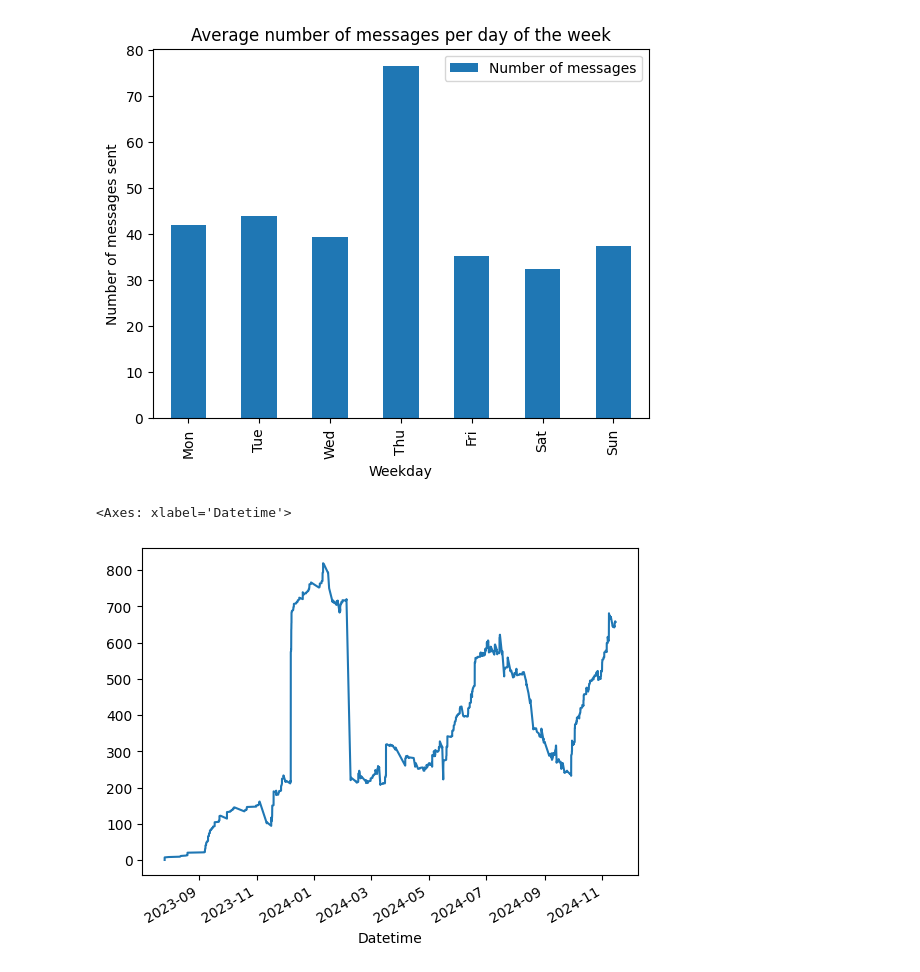
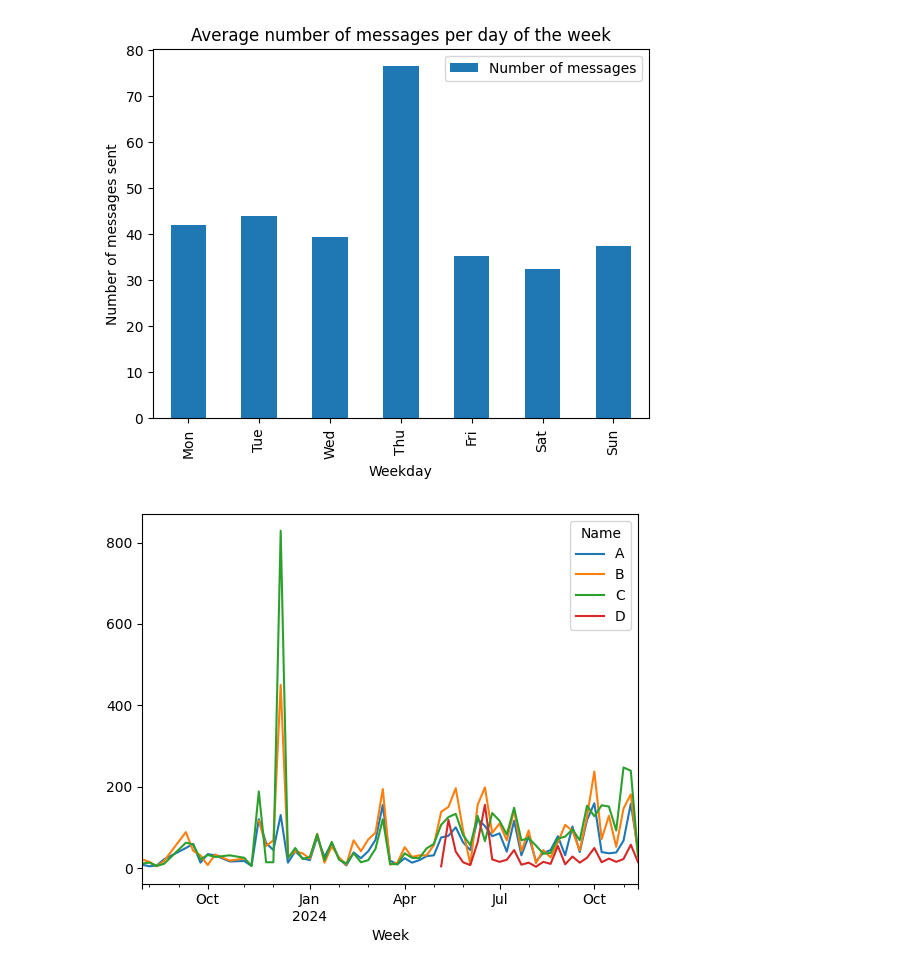
Before and after one commit to julamie/whatsAppChatAnalysis, a Jupyter notebook: exampleAnalysis.ipynb, the cells around one changed output. Cells and saved outputs as stored; diff of their text form; code cells hidden in the pictures.

```diff
--- a/exampleAnalysis.ipynb
+++ b/exampleAnalysis.ipynb
@@ -402,8 +117,8 @@ plotAvrgNumberOfMessagesInTimeFrame(df, "Day")
 # %% [output]
 <Axes: title={'center': 'Average number of messages per day of the week'}, xlabel='Weekday', ylabel='Number of messages sent'>
 [figure]
-# %%
-showUseOfWordsOverTime(df, "ich", time_frame_in_days=60)
-# %% [output]
-<Axes: xlabel='Datetime'>
-[figure, removed]
+# %%
+pd.options.mode.chained_assignment = None
+wa.showMessageCountOverTime(df, names=["A", "B", "C", "D"]);
+# %% [output]
+[figure, added]
```
Also changed, not shown: parts of 23 cells of this notebook.
